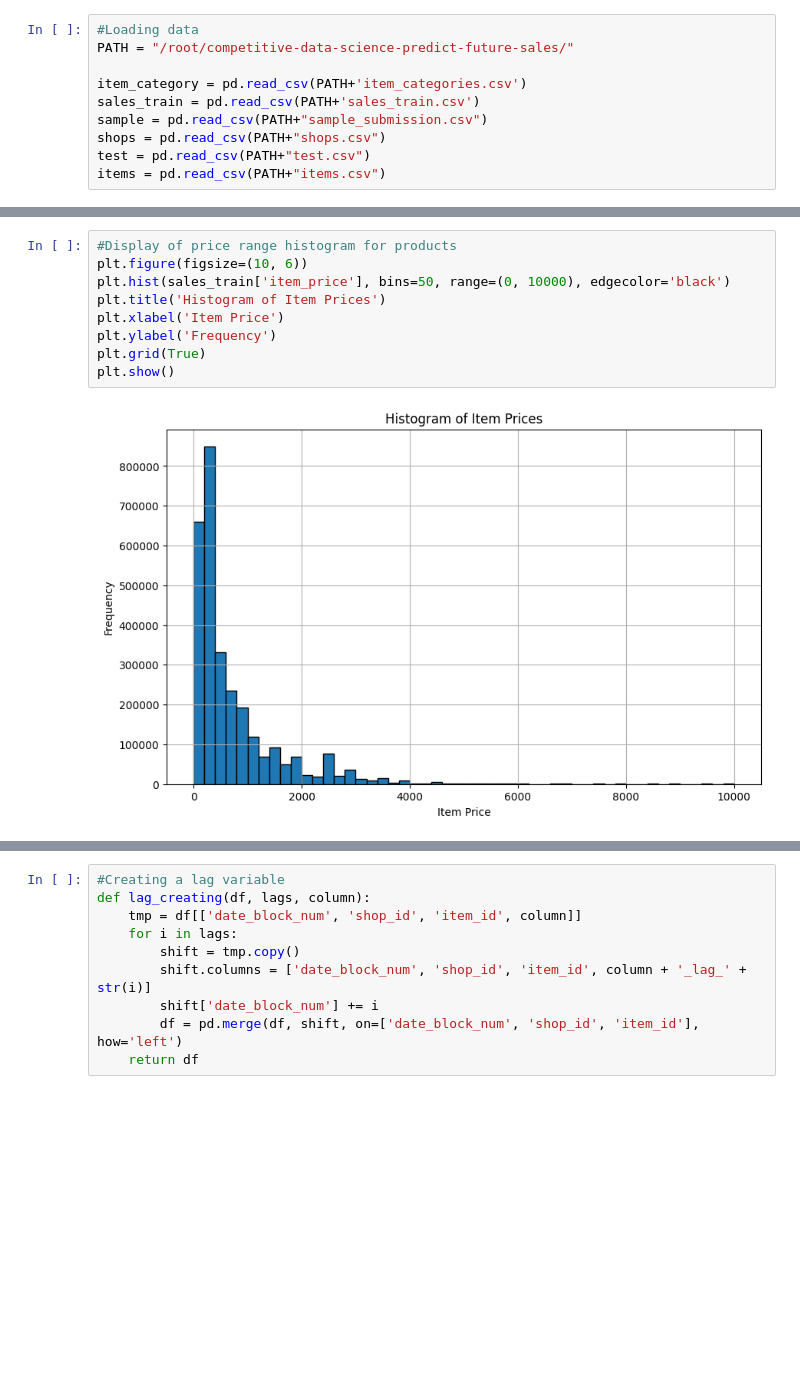
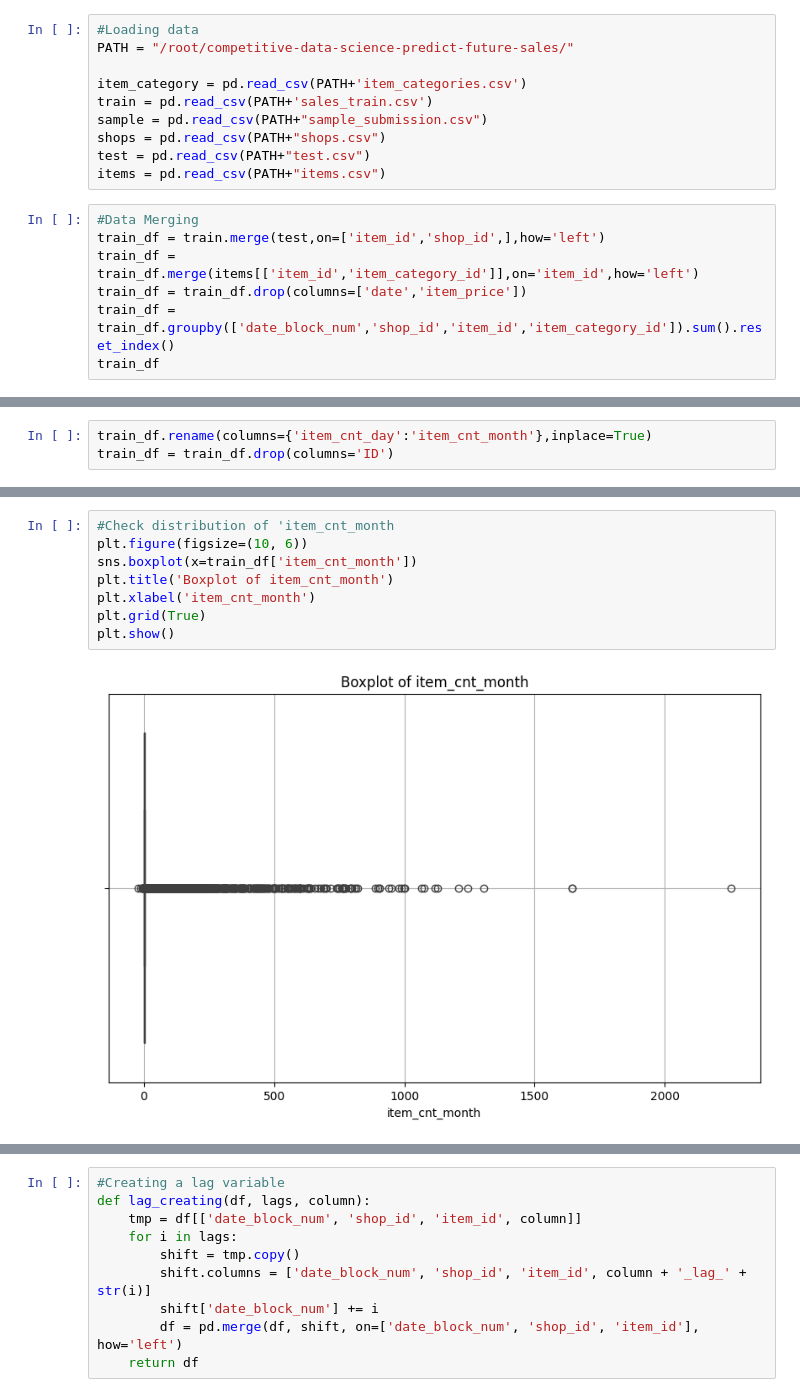
Before and after one commit to stpykag/competitive-data-science-predict-future-sales, a Jupyter notebook: prediction.ipynb, the cells around one changed output, grey strips where cells are left out. Cells and saved outputs as stored; diff of their text form; blank space fills up the shorter version.

```diff
--- a/prediction.ipynb
+++ b/prediction.ipynb
@@ -22,8 +13,15 @@ from googletrans import Translator
 PATH = "/root/competitive-data-science-predict-future-sales/"
 
 item_category = pd.read_csv(PATH+'item_categories.csv')
-sales_train = pd.read_csv(PATH+'sales_train.csv')
+train = pd.read_csv(PATH+'sales_train.csv')
 sample = pd.read_csv(PATH+"sample_submission.csv")
 shops = pd.read_csv(PATH+"shops.csv")
 test = pd.read_csv(PATH+"test.csv")
 items = pd.read_csv(PATH+"items.csv")
+# %%
+#Data Merging
+train_df = train.merge(test,on=['item_id','shop_id',],how='left')
+train_df = train_df.merge(items[['item_id','item_category_id']],on='item_id',how='left')
+train_df = train_df.drop(columns=['date','item_price'])
+train_df = train_df.groupby(['date_block_num','shop_id','item_id','item_category_id']).sum().reset_index()
+train_df
@@ -29,0 +42,3 @@ items = pd.read_csv(PATH+"items.csv")
+# %%
+train_df.rename(columns={'item_cnt_day':'item_cnt_month'},inplace=True)
+train_df = train_df.drop(columns='ID')
@@ -30,11 +65,10 @@ items = pd.read_csv(PATH+"items.csv")
 # %%
-#Display of price range histogram for products
+#Check distribution of 'item_cnt_month
 plt.figure(figsize=(10, 6))
-plt.hist(sales_train['item_price'], bins=50, range=(0, 10000), edgecolor='black')
-plt.title('Histogram of Item Prices')
-plt.xlabel('Item Price')
-plt.ylabel('Frequency')
+sns.boxplot(x=train_df['item_cnt_month'])
+plt.title('Boxplot of item_cnt_month')
+plt.xlabel('item_cnt_month')
 plt.grid(True)
 plt.show()
 # %% [output]
-[figure, old version]
+[figure, new version]
```
Also changed, not shown: parts of 45 cells of this notebook.
